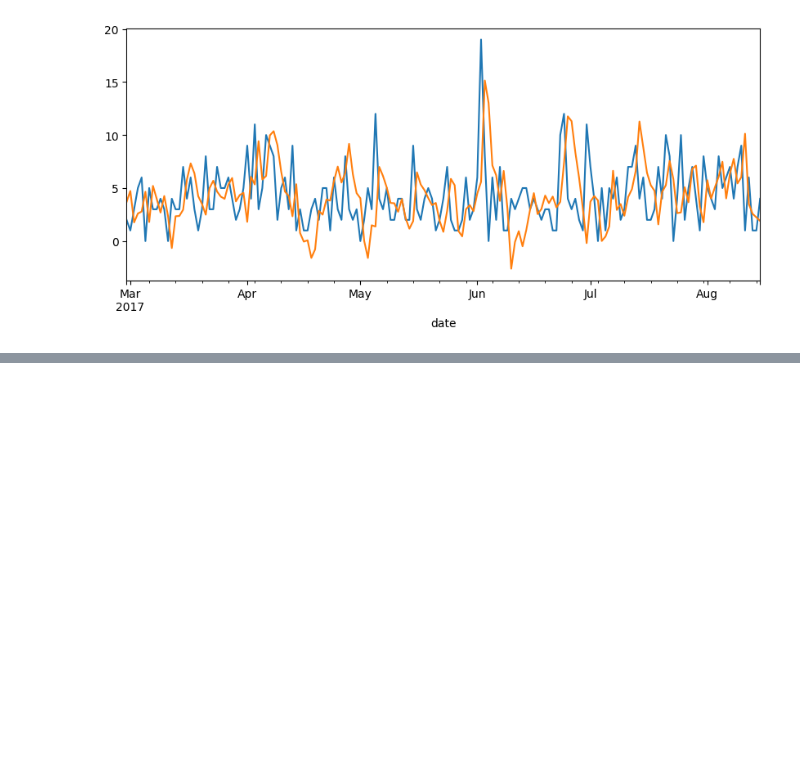
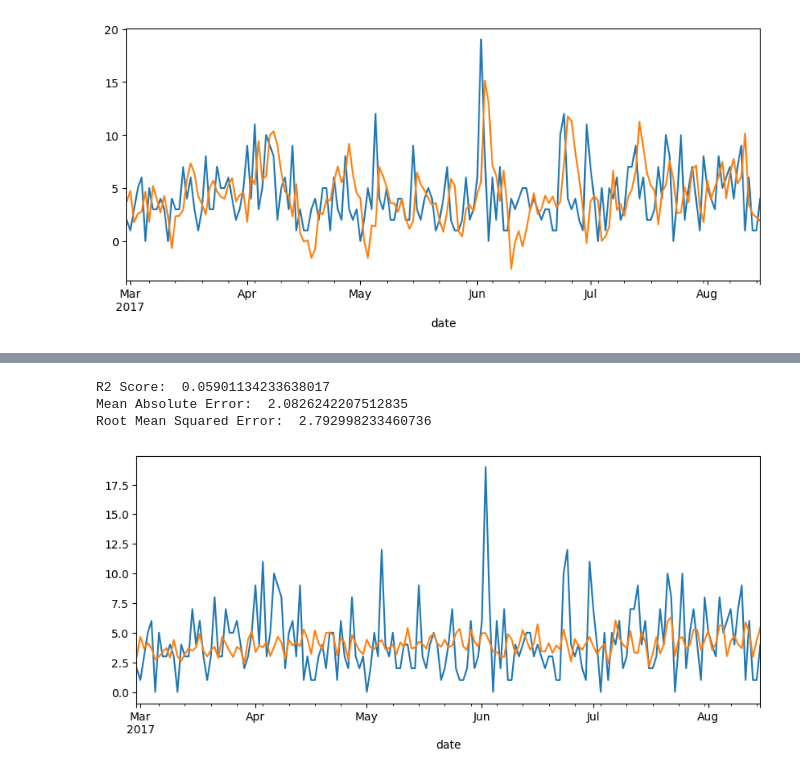
Before and after one commit to Nasibul/e-commerce, a Jupyter notebook: ml-inventory/New Folder/Untitled.ipynb, the cells around one changed output, grey strips where cells are left out. Drawn from its saved outputs; the diff is of its cells as text; code cells hidden in the pictures; blank space fills up the shorter version.

```diff
--- a/ml-inventory/New Folder/Untitled.ipynb
+++ b/ml-inventory/New Folder/Untitled.ipynb
@@ -77,0 +102,8 @@ pred.plot()
+# %%
+model3 = sm.tsa.arima.model.ARIMA(df.sales, order=(50, 1, 2))
+compare_to_test(model3, df_test, df_train)
+# %% [output]
+R2 Score:  0.05901134233638017
+Mean Absolute Error:  2.0826242207512835
+Root Mean Squared Error:  2.792998233460736
+[figure, added]
```
Also changed, not shown: parts of 17 cells of this notebook, 1 other file.
